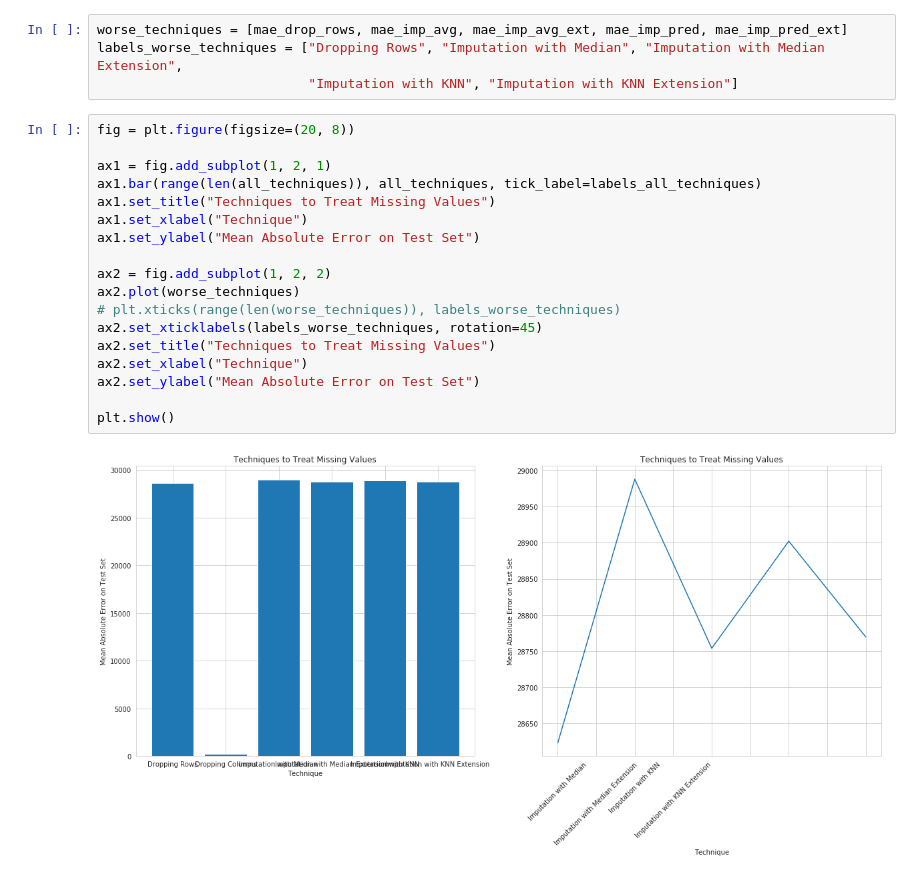
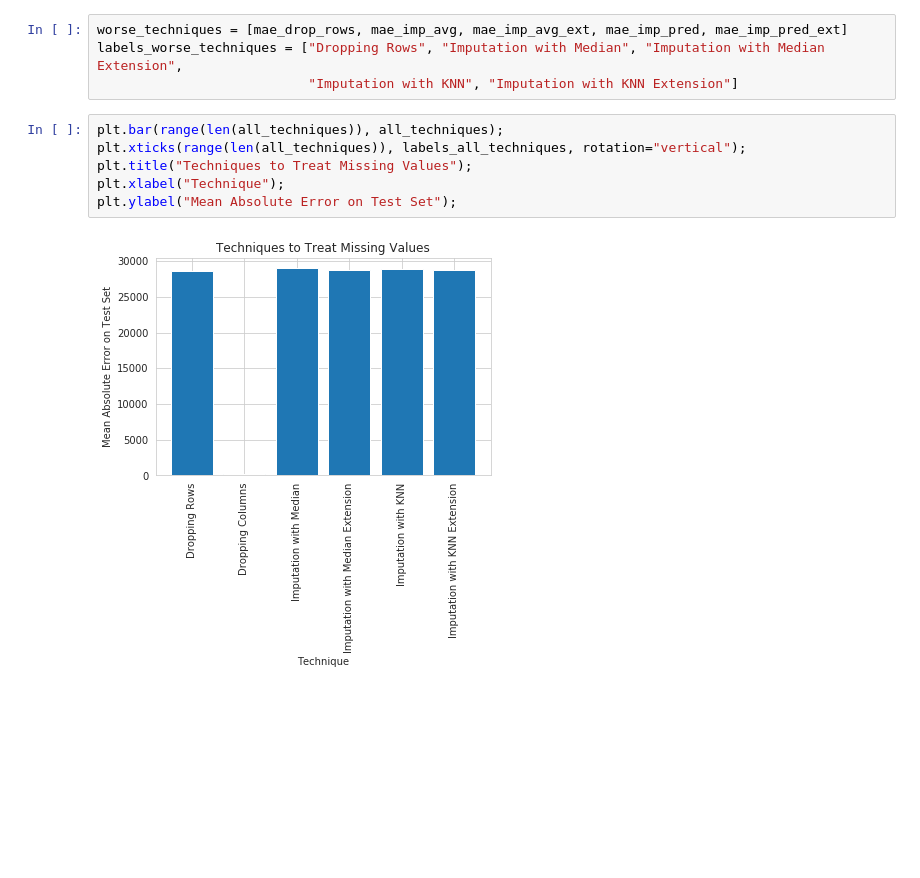
Before and after one commit to nt-ds/practice-handling-missing-data, a Jupyter notebook: notebook/Practice_Handling_Missing_Data.ipynb, the cells around one changed output. Saved outputs shown, nothing was run; the diff lists cells and outputs as text; blank space fills up the shorter version.

Commit message:
Prettified plots

```diff
--- a/notebook/Practice_Handling_Missing_Data.ipynb
+++ b/notebook/Practice_Handling_Missing_Data.ipynb
@@ -611,23 +611,11 @@ labels_all_techniques = ["Dropping Rows", "Dropping Columns",
 worse_techniques = [mae_drop_rows, mae_imp_avg, mae_imp_avg_ext, mae_imp_pred, mae_imp_pred_ext]
 labels_worse_techniques = ["Dropping Rows", "Imputation with Median", "Imputation with Median Extension",
                            "Imputation with KNN", "Imputation with KNN Extension"]
-# %%
-fig = plt.figure(figsize=(20, 8))
-
-ax1 = fig.add_subplot(1, 2, 1)
-ax1.bar(range(len(all_techniques)), all_techniques, tick_label=labels_all_techniques)
-ax1.set_title("Techniques to Treat Missing Values")
-ax1.set_xlabel("Technique")
-ax1.set_ylabel("Mean Absolute Error on Test Set")
-
-ax2 = fig.add_subplot(1, 2, 2)
-ax2.plot(worse_techniques)
-# plt.xticks(range(len(worse_techniques)), labels_worse_techniques)
-ax2.set_xticklabels(labels_worse_techniques, rotation=45)
-ax2.set_title("Techniques to Treat Missing Values")
-ax2.set_xlabel("Technique")
-ax2.set_ylabel("Mean Absolute Error on Test Set")
-
-plt.show()
-# %% [output]
-[figure, removed]
+# %%
+plt.bar(range(len(all_techniques)), all_techniques);
+plt.xticks(range(len(all_techniques)), labels_all_techniques, rotation="vertical");
+plt.title("Techniques to Treat Missing Values");
+plt.xlabel("Technique");
+plt.ylabel("Mean Absolute Error on Test Set");
+# %% [output]
+[figure, added]
```
Also changed, not shown: parts of 4 cells of this notebook.
